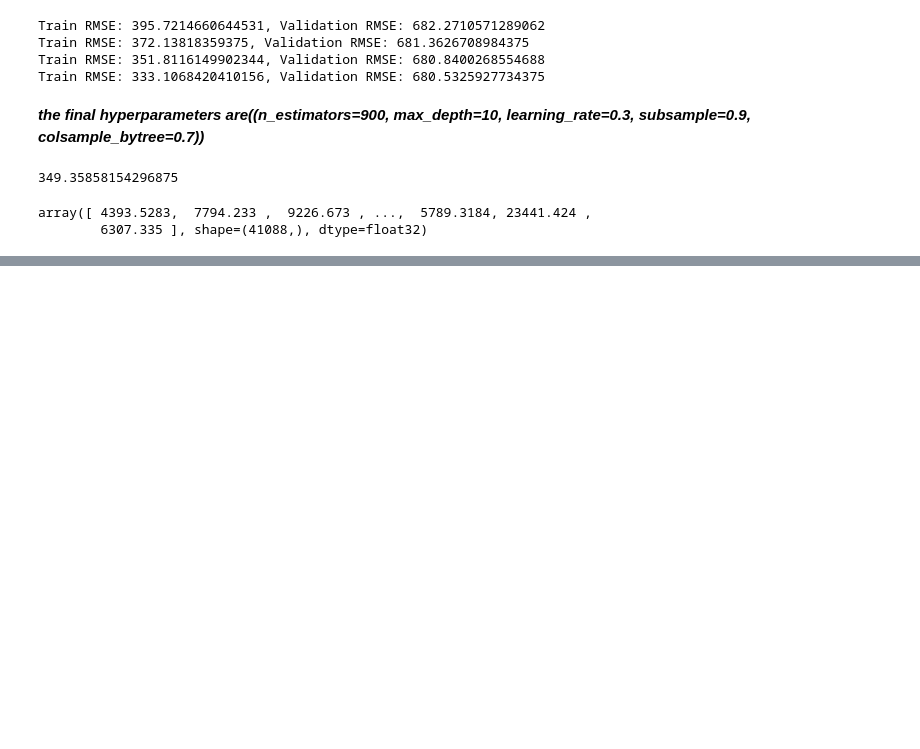
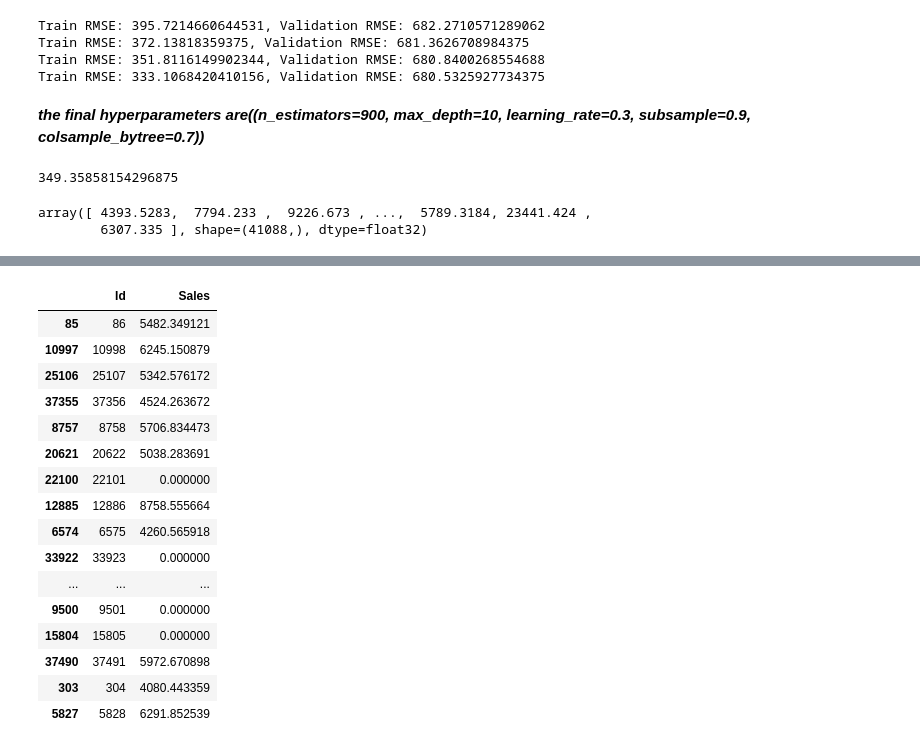
Before and after one commit to RohanVarmaP/machine-Learning, a Jupyter notebook: 5-Gradient-Boosting-Machines-XGboost/data-preparation.ipynb, the cells around one changed output, grey strips where cells are left out. Drawn from its saved outputs; the diff is of its cells as text; code cells hidden in the pictures; blank space fills up the shorter version.

Commit message:
changed so that when ever the store is closed it will set sales to zero

```diff
--- a/5-Gradient-Boosting-Machines-XGboost/data-preparation.ipynb
+++ b/5-Gradient-Boosting-Machines-XGboost/data-preparation.ipynb
@@ -902,0 +905,3 @@ array([ 4393.5283,  7794.233 ,  9226.673 , ...,  5789.3184, 23441.424 ,
+# %%
+submissions_df=pd.read_csv('sample_submission.csv')
+submissions_df
@@ -902,0 +922,3 @@ array([ 4393.5283,  7794.233 ,  9226.673 , ...,  5789.3184, 23441.424 ,
+# %%
+submissions_df['Sales']=test_preds
+submissions_df
@@ -902,0 +945,2 @@ array([ 4393.5283,  7794.233 ,  9226.673 , ...,  5789.3184, 23441.424 ,
+# %%
+submissions_df['Sales']=submissions_df['Sales']*test_df.Open.fillna(1.)
@@ -902,0 +967,20 @@ array([ 4393.5283,  7794.233 ,  9226.673 , ...,  5789.3184, 23441.424 ,
+# %%
+submissions_df.sample(20)
+# %% [output]
+|  | Id | Sales |
+| 85 | 86 | 5482.349121 |
+| 10997 | 10998 | 6245.150879 |
+| 25106 | 25107 | 5342.576172 |
+| 37355 | 37356 | 4524.263672 |
+| 8757 | 8758 | 5706.834473 |
+| 20621 | 20622 | 5038.283691 |
+| 22100 | 22101 | 0.000000 |
+| 12885 | 12886 | 8758.555664 |
+| 6574 | 6575 | 4260.565918 |
+| 33922 | 33923 | 0.000000 |
+| ... | ... | ... |
+| 9500 | 9501 | 0.000000 |
+| 15804 | 15805 | 0.000000 |
+| 37490 | 37491 | 5972.670898 |
+| 303 | 304 | 4080.443359 |
+| 5827 | 5828 | 6291.852539 |
```
Also changed, not shown: parts of 5 cells of this notebook.
